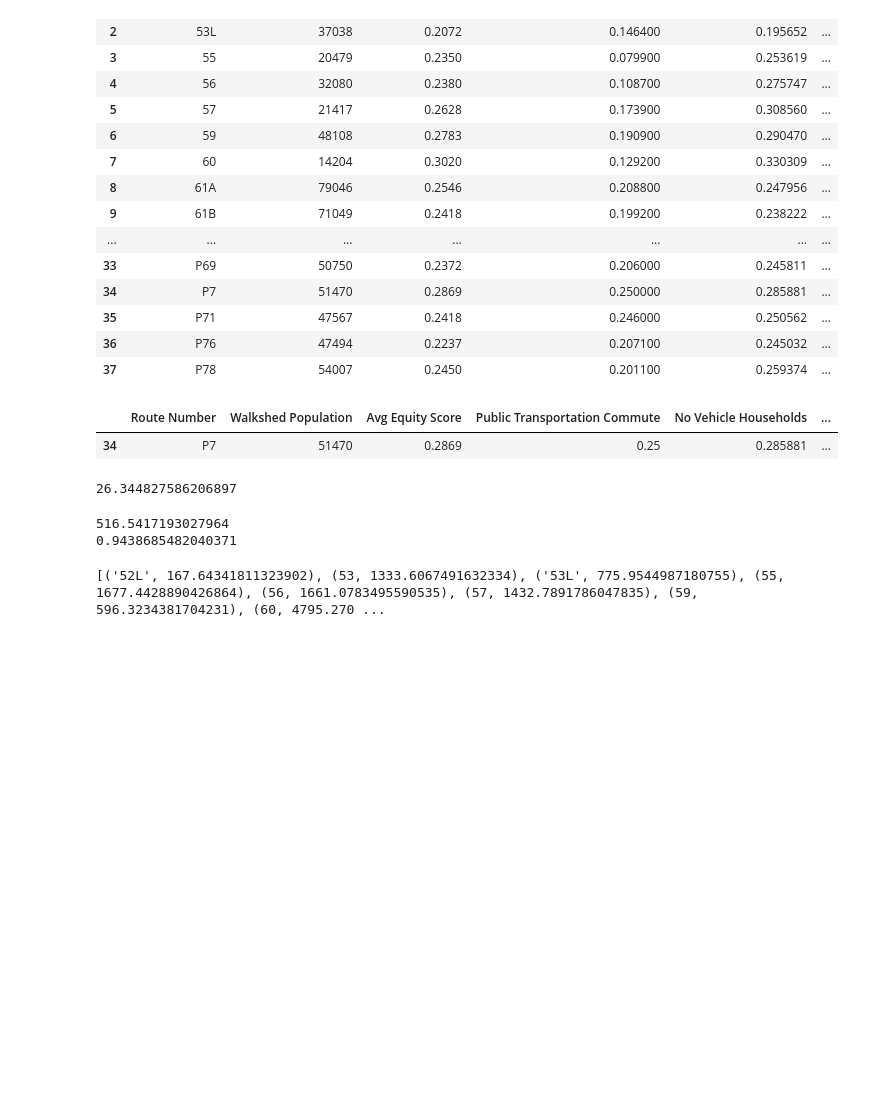
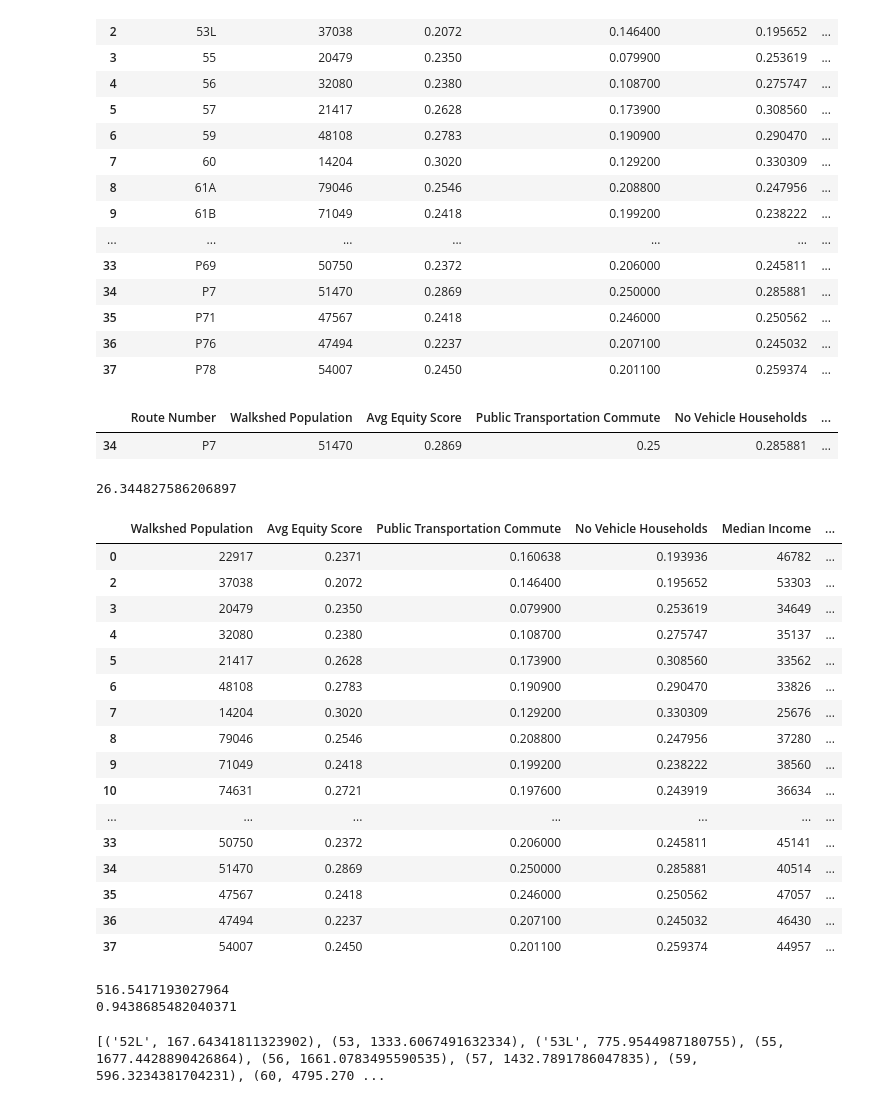
Before and after one commit to MattSamach/PPT_East_Busway, a Jupyter notebook: Notebooks/Ridership estimates.ipynb, the cells around one changed output. Saved outputs shown, nothing was run; the diff lists cells and outputs as text; code cells hidden in the pictures; blank space fills up the shorter version.

```diff
--- a/Notebooks/Ridership estimates.ipynb
+++ b/Notebooks/Ridership estimates.ipynb
@@ -368,6 +373,26 @@ matrix[matrix['Route Number']=='P7']
 764/29#*55
 # %% [output]
 26.344827586206897
+# %%
+wkdy_x
+# %% [output]
+|  | Walkshed Population | Avg Equity Score | Public Transportation Commute | No Vehicle Households | Median Income | ... |
+| 0 | 22917 | 0.2371 | 0.160638 | 0.193936 | 46782 | ... |
+| 2 | 37038 | 0.2072 | 0.146400 | 0.195652 | 53303 | ... |
+| 3 | 20479 | 0.2350 | 0.079900 | 0.253619 | 34649 | ... |
+| 4 | 32080 | 0.2380 | 0.108700 | 0.275747 | 35137 | ... |
+| 5 | 21417 | 0.2628 | 0.173900 | 0.308560 | 33562 | ... |
+| 6 | 48108 | 0.2783 | 0.190900 | 0.290470 | 33826 | ... |
+| 7 | 14204 | 0.3020 | 0.129200 | 0.330309 | 25676 | ... |
+| 8 | 79046 | 0.2546 | 0.208800 | 0.247956 | 37280 | ... |
+| 9 | 71049 | 0.2418 | 0.199200 | 0.238222 | 38560 | ... |
+| 10 | 74631 | 0.2721 | 0.197600 | 0.243919 | 36634 | ... |
+| ... | ... | ... | ... | ... | ... | ... |
+| 33 | 50750 | 0.2372 | 0.206000 | 0.245811 | 45141 | ... |
+| 34 | 51470 | 0.2869 | 0.250000 | 0.285881 | 40514 | ... |
+| 35 | 47567 | 0.2418 | 0.246000 | 0.250562 | 47057 | ... |
+| 36 | 47494 | 0.2237 | 0.207100 | 0.245032 | 46430 | ... |
+| 37 | 54007 | 0.2450 | 0.201100 | 0.259374 | 44957 | ... |
 # %%
 pred_enet = enet.predict(wkdy_x)
 print(np.sqrt(mean_squared_error(wkdy_y,pred_enet)))
```
Also changed, not shown: parts of 16 cells of this notebook, 3 other files.
